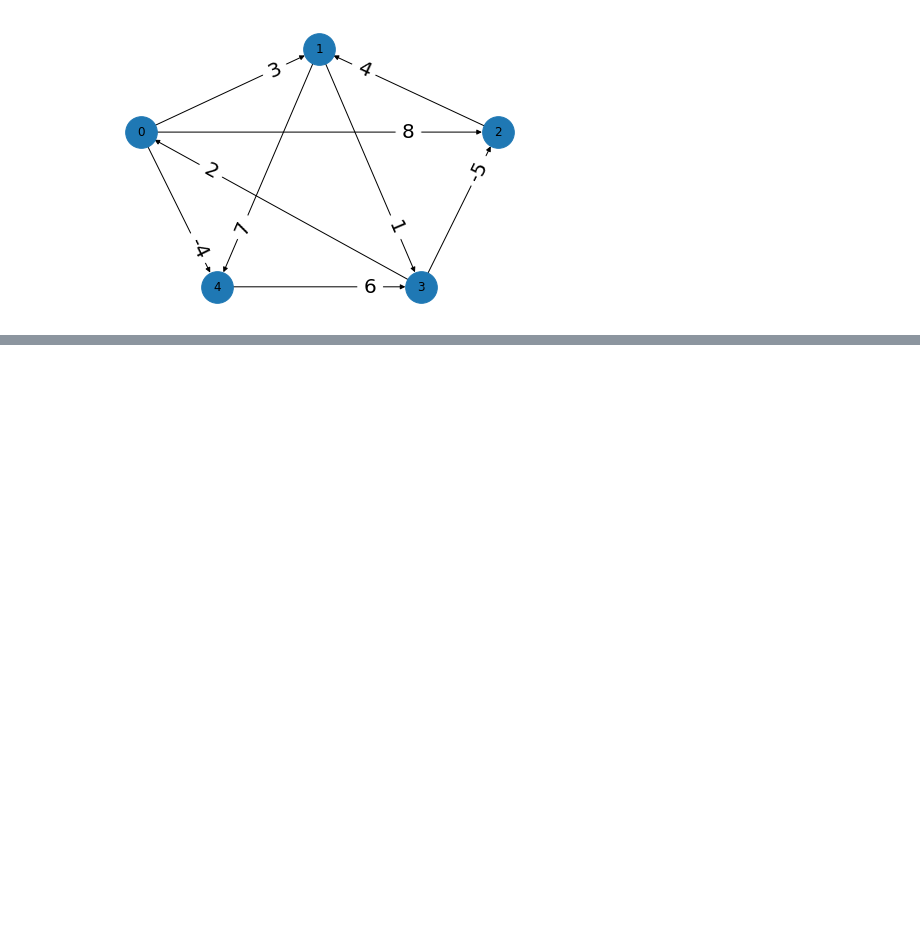
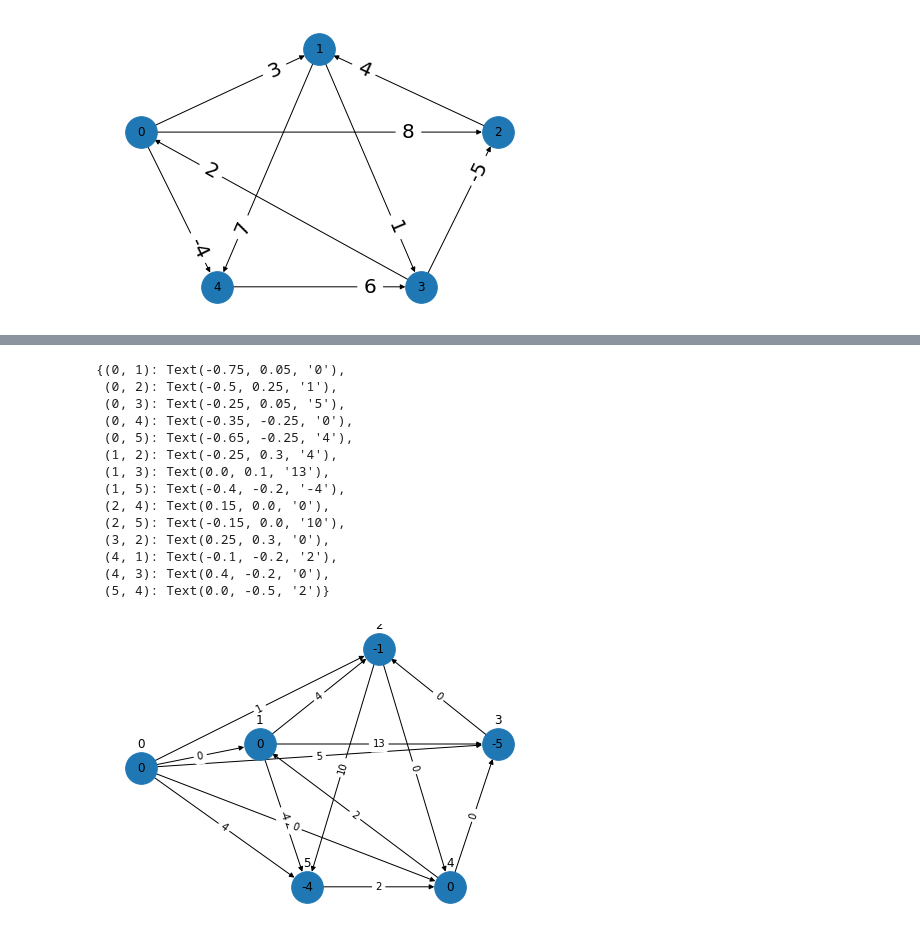
Before and after one commit to e5pe0n/algorithm-training, a Jupyter notebook: algorithm_introduction/ss25_all_pairs_shortest_paths/python/graph.ipynb, the cells around one changed output, grey strips where cells are left out. Cells and saved outputs as stored; diff of their text form; code cells hidden in the pictures; blank space fills up the shorter version.

```diff
--- a/algorithm_introduction/ss25_all_pairs_shortest_paths/python/graph.ipynb
+++ b/algorithm_introduction/ss25_all_pairs_shortest_paths/python/graph.ipynb
@@ -34,0 +98,49 @@ nx.draw_networkx_edge_labels(G1, pos1, edge_labels=labels1, font_size=20, label_
+# %%
+G4 = nx.DiGraph()
+G4.add_nodes_from([i for i in range(6)])
+G4.add_weighted_edges_from((
+    (0, 1, 0), (0, 2, 1), (0, 3, 5), (0, 4, 0), (0, 5, 4),
+    (1, 2, 4), (1, 3, 13), (1, 5, -4),
+    (2, 4, 0), (2, 5, 10),
+    (3, 2, 0),
+    (4, 1, 2), (4, 3, 0),
+    (5, 4, 2)
+))
+pos4 = {
+    0: (-1, 0),
+    1: (-0.5, 0.1),
+    2: (0, 0.5),
+    3: (0.5, 0.1),
+    4: (0.3, -0.5),
+    5: (-0.3, -0.5)
+}
+edge_labels4 = nx.get_edge_attributes(G4, 'weight')
+d4 = {
+    0: 0,
+    1: 0,
+    2: -1,
+    3: -5,
+    4: 0,
+    5: -4
+}
+node_labels_pos4 = {i: (v[0], v[1] + 0.1) for i, v in pos4.items()}
+nx.draw(G4, pos4, with_labels=False, node_size=1000)
+nx.draw_networkx_labels(G4, node_labels_pos4)
+nx.draw_networkx_labels(G4, pos4, labels=d4)
+nx.draw_networkx_edge_labels(G4, pos4, edge_labels=edge_labels4)
+# %% [output]
+{(0, 1): Text(-0.75, 0.05, '0'),
+ (0, 2): Text(-0.5, 0.25, '1'),
+ (0, 3): Text(-0.25, 0.05, '5'),
+ (0, 4): Text(-0.35, -0.25, '0'),
+ (0, 5): Text(-0.65, -0.25, '4'),
+ (1, 2): Text(-0.25, 0.3, '4'),
+ (1, 3): Text(0.0, 0.1, '13'),
+ (1, 5): Text(-0.4, -0.2, '-4'),
+ (2, 4): Text(0.15, 0.0, '0'),
+ (2, 5): Text(-0.15, 0.0, '10'),
+ (3, 2): Text(0.25, 0.3, '0'),
+ (4, 1): Text(-0.1, -0.2, '2'),
+ (4, 3): Text(0.4, -0.2, '0'),
+ (5, 4): Text(0.0, -0.5, '2')}
+[figure, added]
```
Also changed, not shown: parts of 2 cells of this notebook, 2 other files.
